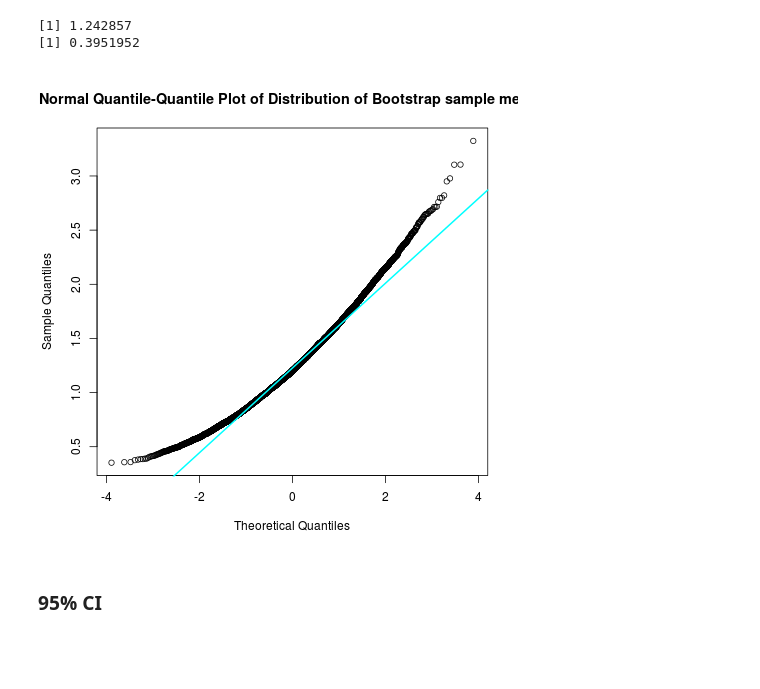
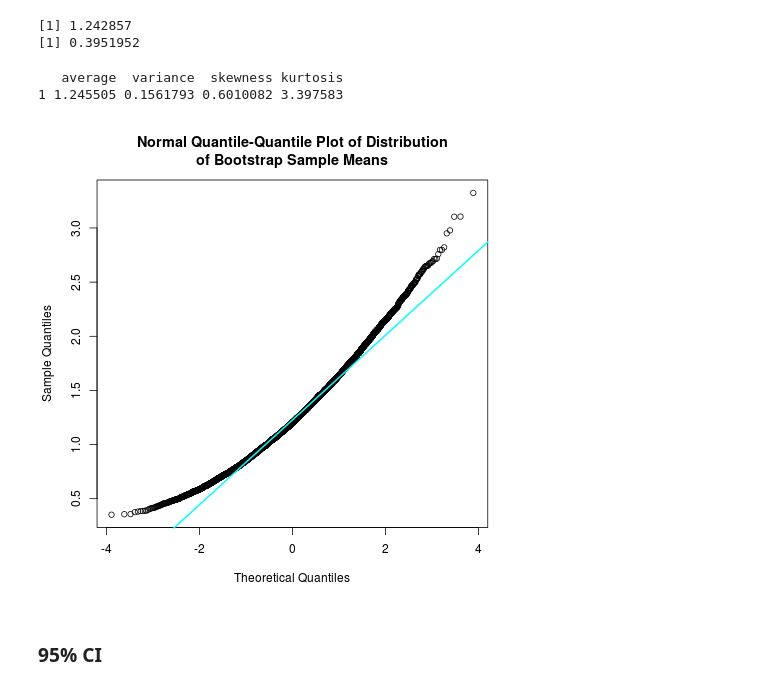
Before and after one commit to kevin11h/DataScienceCourse, a Jupyter notebook: hw2/hw2.ipynb, the cells around one changed output. Saved outputs shown, nothing was run; the diff lists cells and outputs as text; code cells hidden in the pictures; blank space fills up the shorter version.

Commit message:
fixed lab5 link and added moments for different bootstrap experimentsssss

```diff
--- a/hw2/hw2.ipynb
+++ b/hw2/hw2.ipynb
@@ -290,13 +313,24 @@ print(time.se)
 # %% [output]
 [1] 1.242857
 [1] 0.3951952
+# %%
+%%R
+bootstrap.moments <- summarise(data.frame(meantimes=boot.statistics),
+                               average = mean(meantimes),
+                               variance = var(meantimes),
+                               skewness = skewness(meantimes),
+                               kurtosis = kurtosis(meantimes))
+bootstrap.moments
+# %% [output]
+   average  variance  skewness kurtosis
+1 1.245505 0.1561793 0.6010082 3.397583
 # %%
 %%R
 # show using qqplot and kurtosis that distribution of the bootstrap sample means is normally distributed
-qqnorm(boot.statistics, main="Normal Quantile-Quantile Plot of Distribution of Bootstrap sample means")
+qqnorm(boot.statistics, main="Normal Quantile-Quantile Plot of Distribution\nof Bootstrap Sample Means")
 qqline(boot.statistics, col="cyan", lwd=2)
 # %% [output]
-[figure, old version]
+[figure, new version]
 # %% [markdown]
 ### 95% CI
 # %%
```
Also changed, not shown: parts of 9 cells of this notebook.
